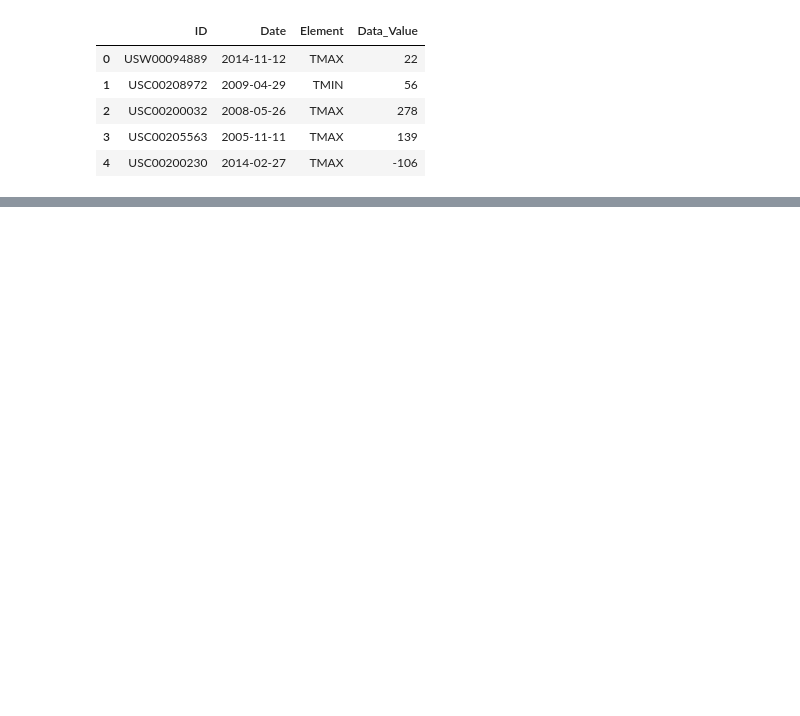
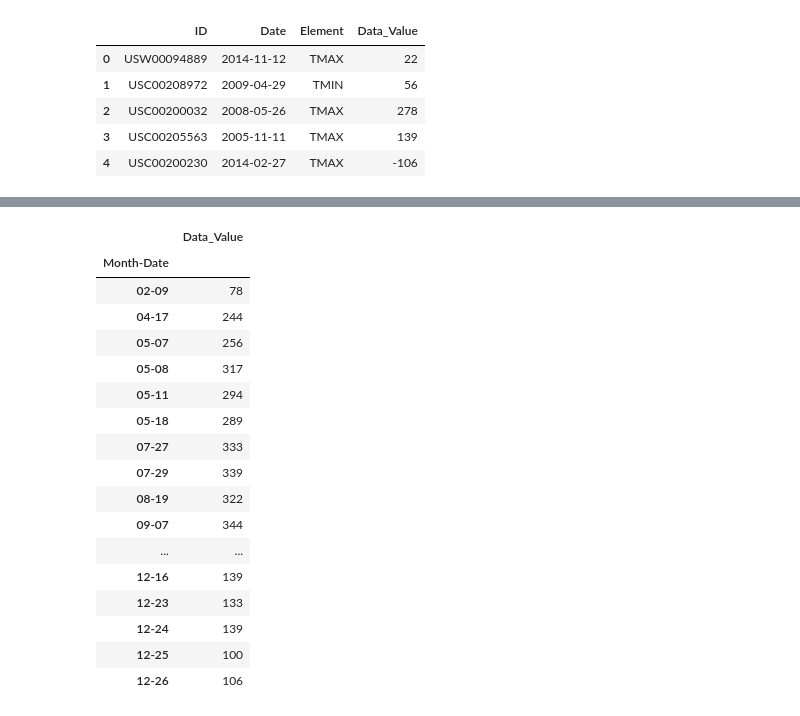
Before and after one commit to YinanDoggo/Online_course, a Jupyter notebook: ML/App/Assignment2.ipynb, the cells around one changed output, grey strips where cells are left out. Cells and saved outputs as stored; diff of their text form; code cells hidden in the pictures; blank space fills up the shorter version.

```diff
--- a/ML/App/Assignment2.ipynb
+++ b/ML/App/Assignment2.ipynb
@@ -107,0 +151,21 @@ print(broken_min)
+# %%
+max_ally.iloc[record_max]
+# %% [output]
+|  | Data_Value |
+| Month-Date |  |
+| 02-09 | 78 |
+| 04-17 | 244 |
+| 05-07 | 256 |
+| 05-08 | 317 |
+| 05-11 | 294 |
+| 05-18 | 289 |
+| 07-27 | 333 |
+| 07-29 | 339 |
+| 08-19 | 322 |
+| 09-07 | 344 |
+| ... | ... |
+| 12-16 | 139 |
+| 12-23 | 133 |
+| 12-24 | 139 |
+| 12-25 | 100 |
+| 12-26 | 106 |
```
Also changed, not shown: parts of 21 cells of this notebook, 11 other files.
